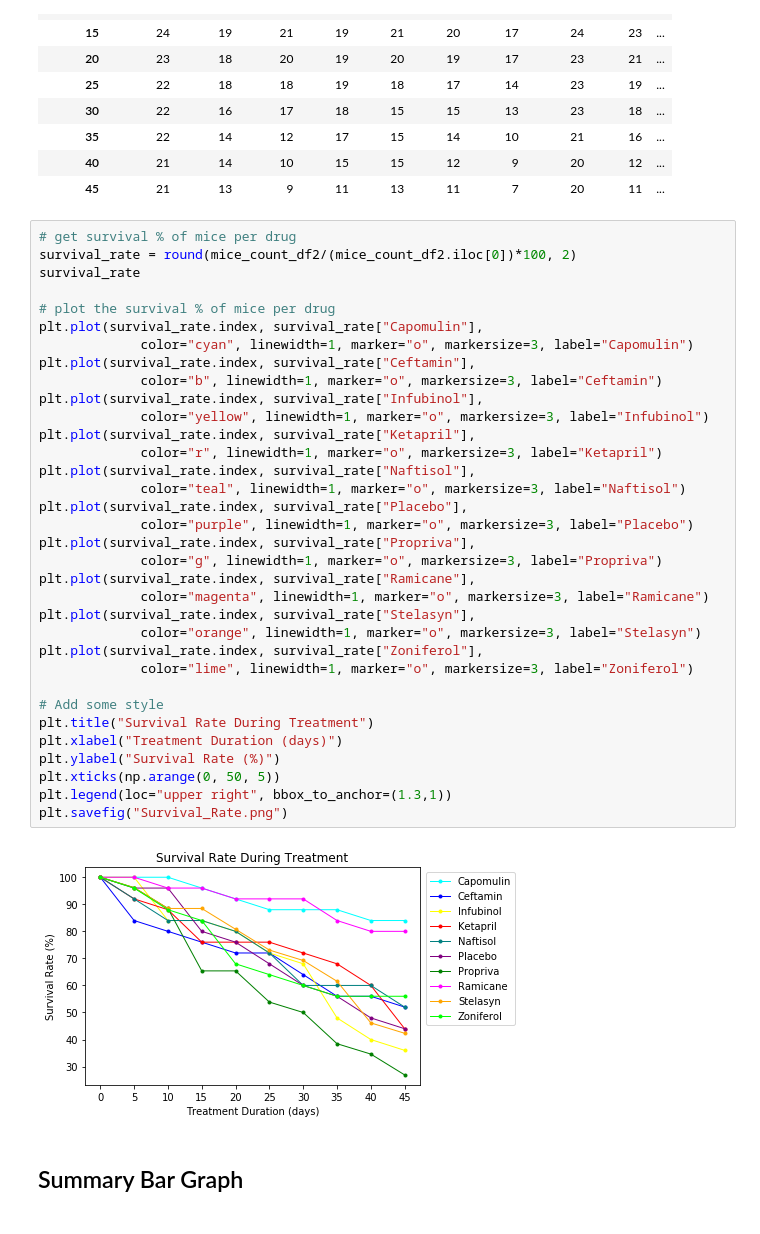
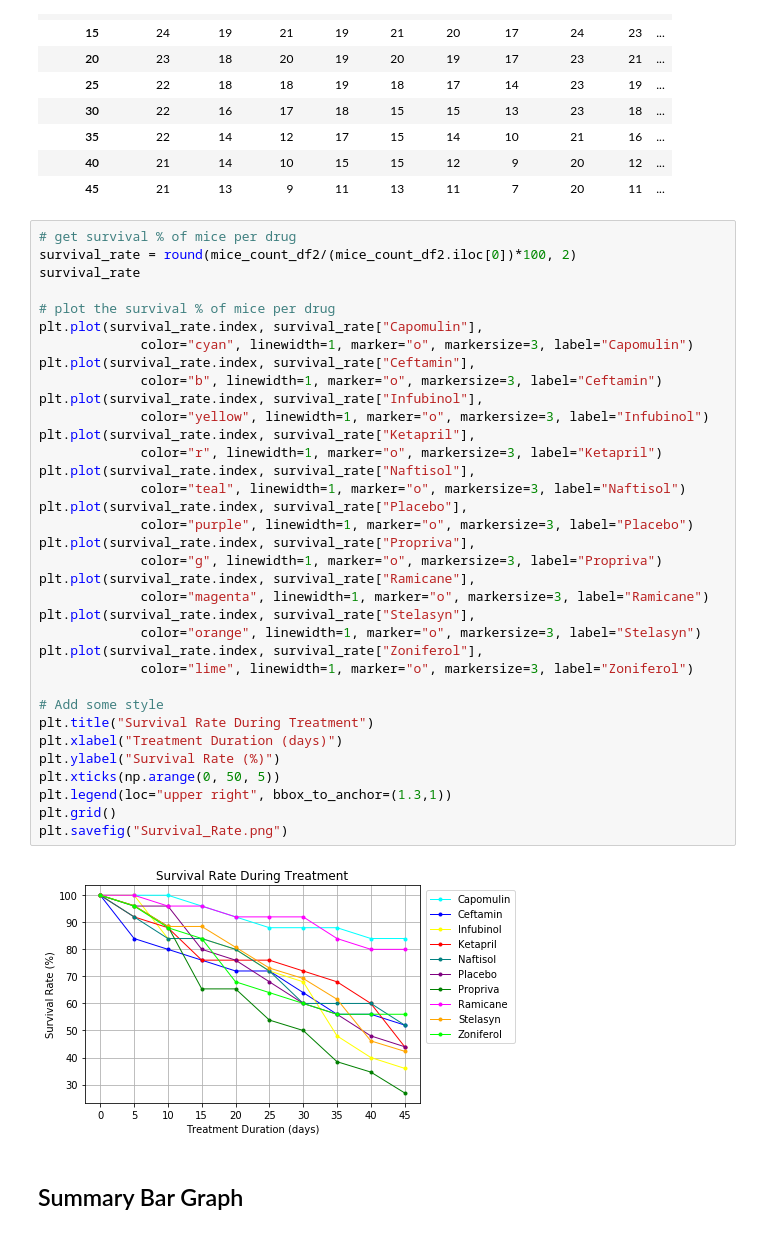
Before and after one commit to michellebrucato/Matplotlib_Challenge, a Jupyter notebook: Pymaceuticals/Pymaceuticals_Brucato.ipynb, the cells around one changed output. Cells and saved outputs as stored; diff of their text form.

```diff
--- a/Pymaceuticals/Pymaceuticals_Brucato.ipynb
+++ b/Pymaceuticals/Pymaceuticals_Brucato.ipynb
@@ -243,34 +245,35 @@ survival_rate
 # plot the survival % of mice per drug
 plt.plot(survival_rate.index, survival_rate["Capomulin"],
              color="cyan", linewidth=1, marker="o", markersize=3, label="Capomulin")
 plt.plot(survival_rate.index, survival_rate["Ceftamin"],
              color="b", linewidth=1, marker="o", markersize=3, label="Ceftamin")
 plt.plot(survival_rate.index, survival_rate["Infubinol"],
              color="yellow", linewidth=1, marker="o", markersize=3, label="Infubinol")
 plt.plot(survival_rate.index, survival_rate["Ketapril"],
              color="r", linewidth=1, marker="o", markersize=3, label="Ketapril")
 plt.plot(survival_rate.index, survival_rate["Naftisol"],
              color="teal", linewidth=1, marker="o", markersize=3, label="Naftisol")
 plt.plot(survival_rate.index, survival_rate["Placebo"],
              color="purple", linewidth=1, marker="o", markersize=3, label="Placebo")
 plt.plot(survival_rate.index, survival_rate["Propriva"],
              color="g", linewidth=1, marker="o", markersize=3, label="Propriva")
 plt.plot(survival_rate.index, survival_rate["Ramicane"],
              color="magenta", linewidth=1, marker="o", markersize=3, label="Ramicane")
 plt.plot(survival_rate.index, survival_rate["Stelasyn"],
              color="orange", linewidth=1, marker="o", markersize=3, label="Stelasyn")
 plt.plot(survival_rate.index, survival_rate["Zoniferol"],
              color="lime", linewidth=1, marker="o", markersize=3, label="Zoniferol")
 
 # Add some style
 plt.title("Survival Rate During Treatment")
 plt.xlabel("Treatment Duration (days)")
 plt.ylabel("Survival Rate (%)")
 plt.xticks(np.arange(0, 50, 5))
 plt.legend(loc="upper right", bbox_to_anchor=(1.3,1))
+plt.grid()
 plt.savefig("Survival_Rate.png")
 # %% [output]
-[figure, old version]
+[figure, new version]
 # %% [markdown]
 ## Summary Bar Graph
 # %%
```
Also changed, not shown: parts of 5 cells of this notebook, 4 other files.
